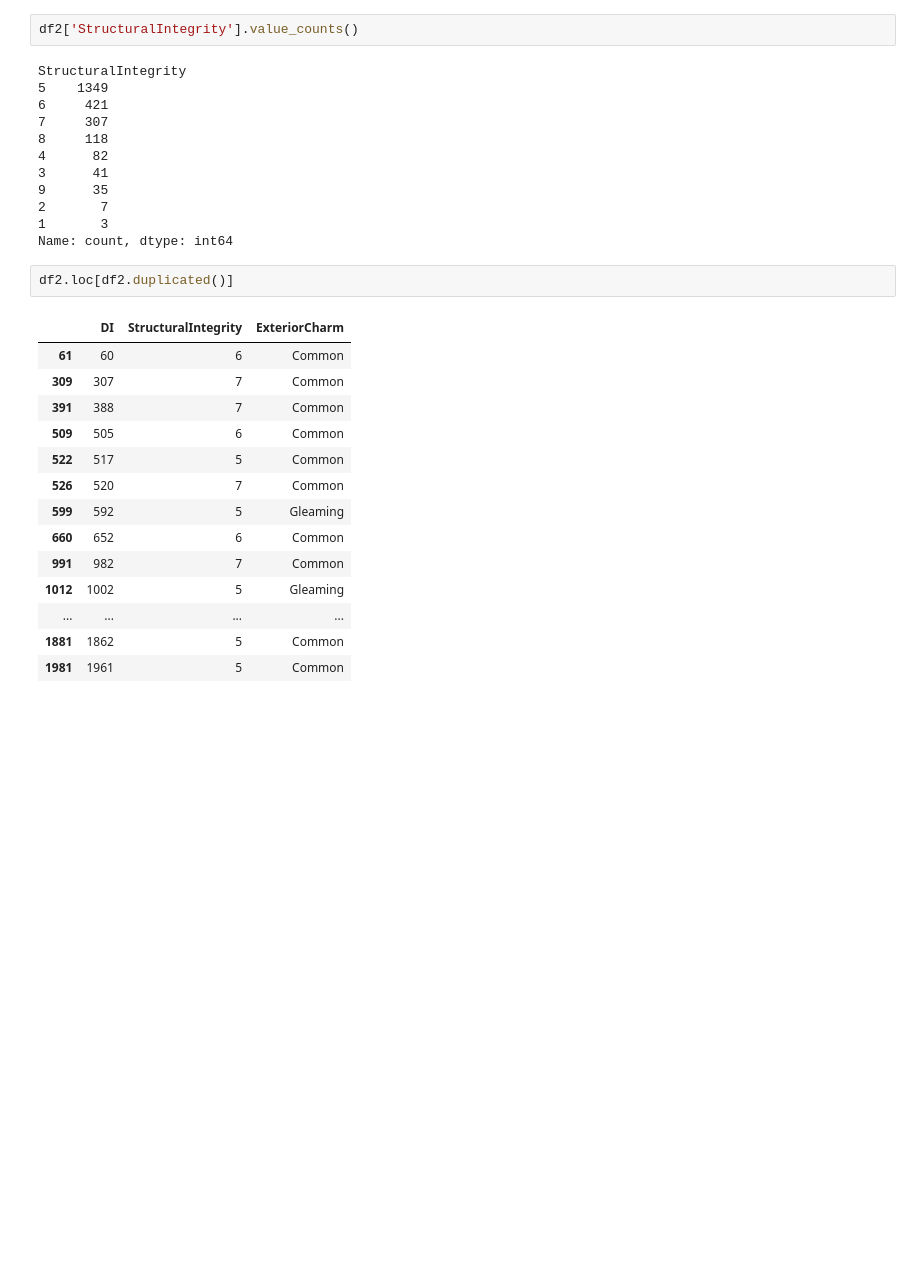
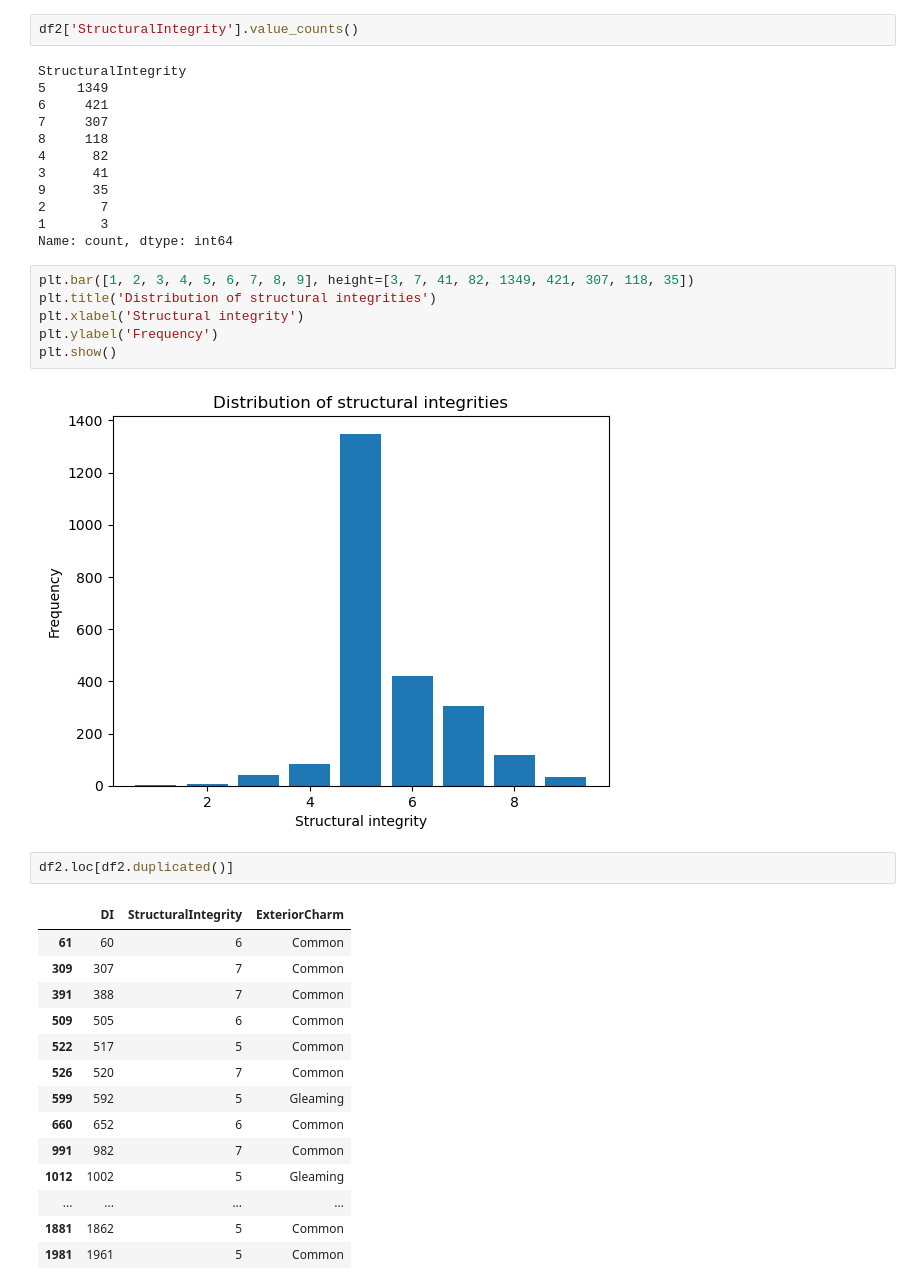
Before and after one commit to RaineScarlett/dsreport, a Jupyter notebook: iteration2.ipynb, the cells around one changed output. Saved outputs shown, nothing was run; the diff lists cells and outputs as text; blank space fills up the shorter version.

Commit message:
added another visualisation

```diff
--- a/iteration2.ipynb
+++ b/iteration2.ipynb
@@ -106,6 +106,14 @@ StructuralIntegrity
 2       7
 1       3
 Name: count, dtype: int64
+# %%
+plt.bar([1, 2, 3, 4, 5, 6, 7, 8, 9], height=[3, 7, 41, 82, 1349, 421, 307, 118, 35])
+plt.title('Distribution of structural integrities')
+plt.xlabel('Structural integrity')
+plt.ylabel('Frequency')
+plt.show()
+# %% [output]
+[figure, added]
 # %%
 df2.loc[df2.duplicated()]
 # %% [output]
```
Also changed, not shown: parts of 6 cells of this notebook.
